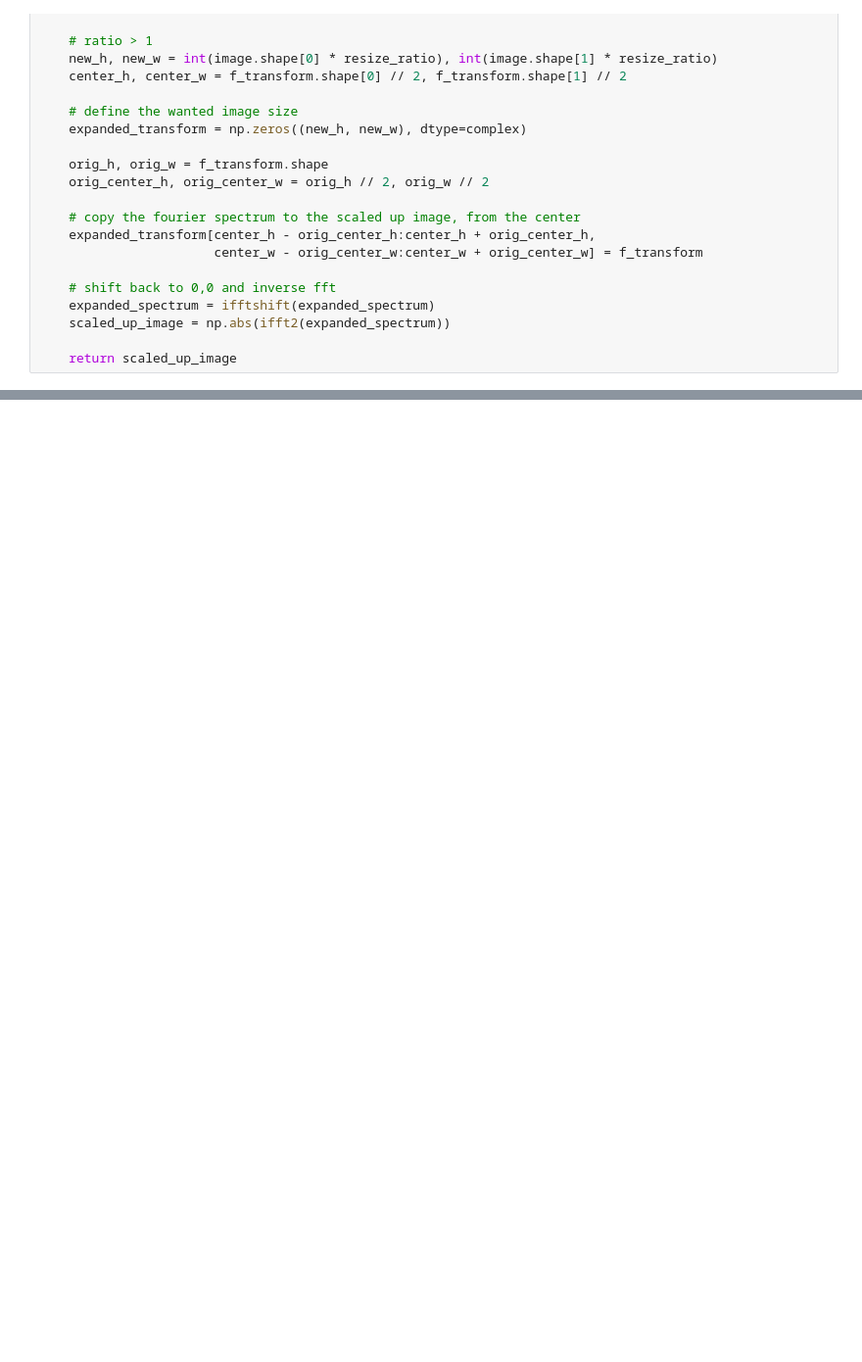
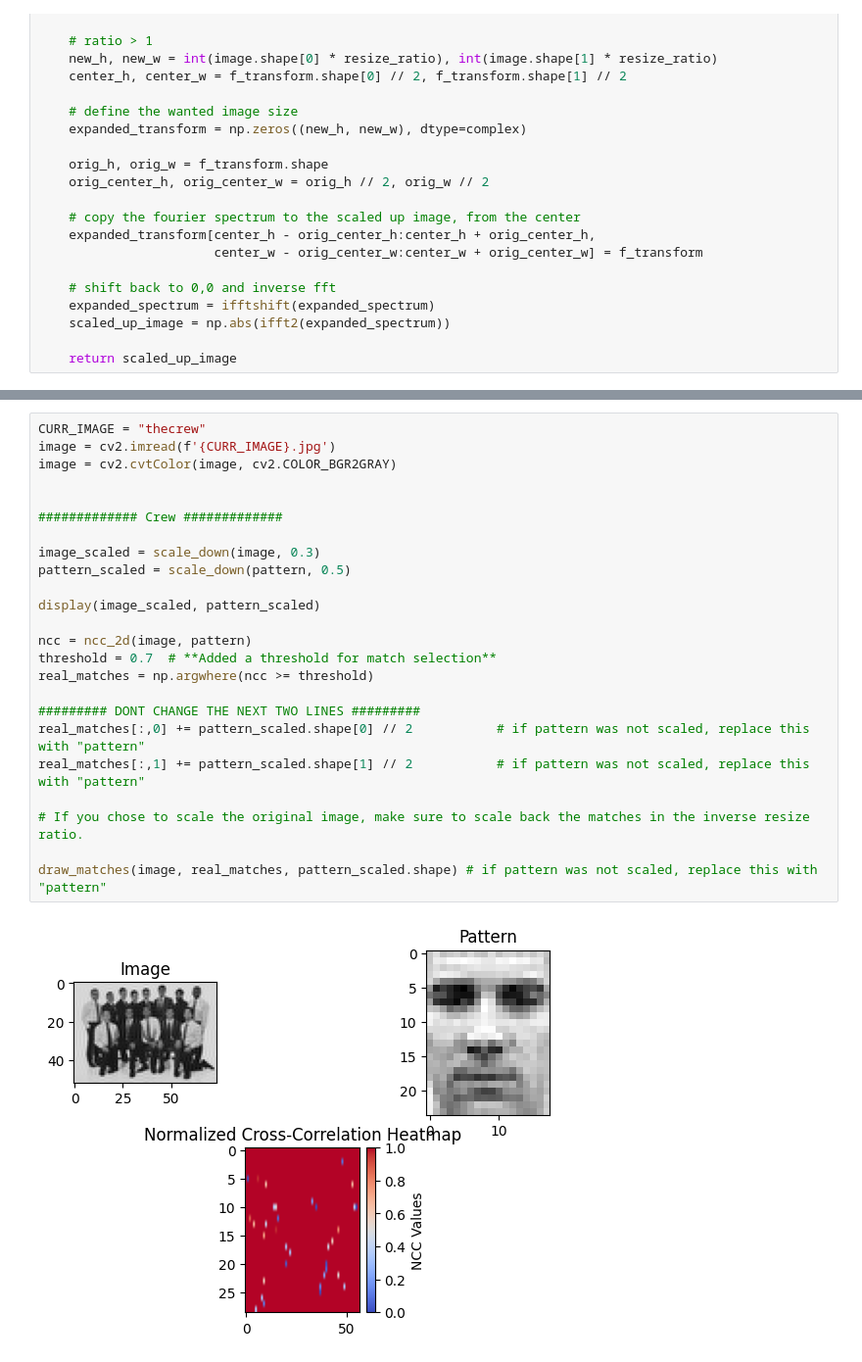
Before and after one commit to ordinary813/ordinaryLib, a Jupyter notebook: Image Processing/HW5/q1/q1sol.ipynb, the cells around one changed output, grey strips where cells are left out. Shown at 98% size. Saved outputs shown, nothing was run; the diff lists cells and outputs as text; blank space fills up the shorter version.

```diff
--- a/Image Processing/HW5/q1/q1sol.ipynb
+++ b/Image Processing/HW5/q1/q1sol.ipynb
@@ -169,0 +139,26 @@ draw_matches(image, real_matches, pattern_scaled.shape)	# if pattern was not sca
+# %%
+CURR_IMAGE = "thecrew"
+image = cv2.imread(f'{CURR_IMAGE}.jpg')
+image = cv2.cvtColor(image, cv2.COLOR_BGR2GRAY)
+
+
+############# Crew #############
+
+image_scaled = scale_down(image, 0.3)
+pattern_scaled = scale_down(pattern, 0.5)
+
+display(image_scaled, pattern_scaled)
+
+ncc = ncc_2d(image, pattern)
+threshold = 0.7  # **Added a threshold for match selection**
+real_matches = np.argwhere(ncc >= threshold)
+
+######### DONT CHANGE THE NEXT TWO LINES #########
+real_matches[:,0] += pattern_scaled.shape[0] // 2			# if pattern was not scaled, replace this with "pattern"
+real_matches[:,1] += pattern_scaled.shape[1] // 2			# if pattern was not scaled, replace this with "pattern"
+
+# If you chose to scale the original image, make sure to scale back the matches in the inverse resize ratio.
+
+draw_matches(image, real_matches, pattern_scaled.shape)	# if pattern was not scaled, replace this with "pattern"
+# %% [output]
+[figure, added]
```
Also changed, not shown: parts of 5 cells of this notebook, 6 other files.
